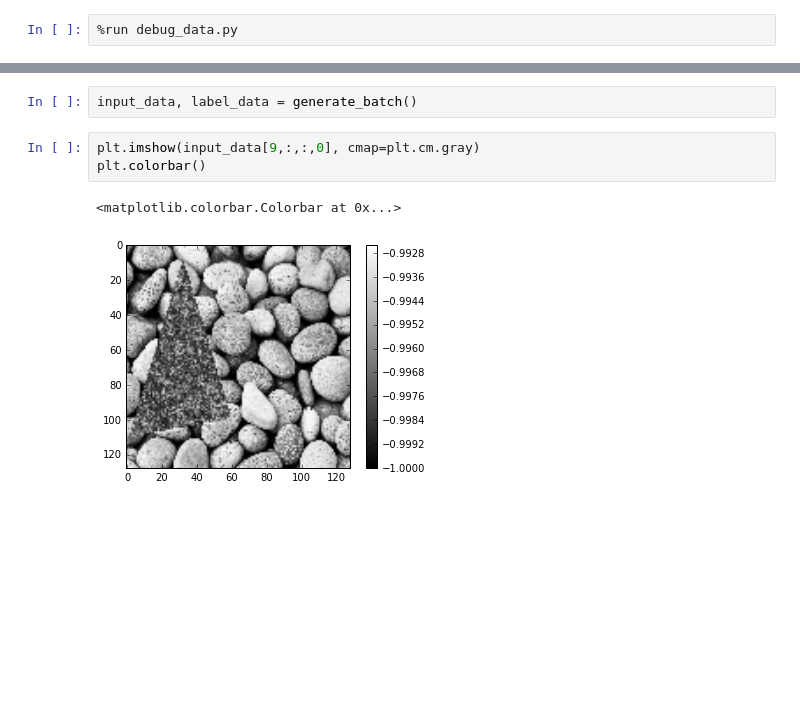
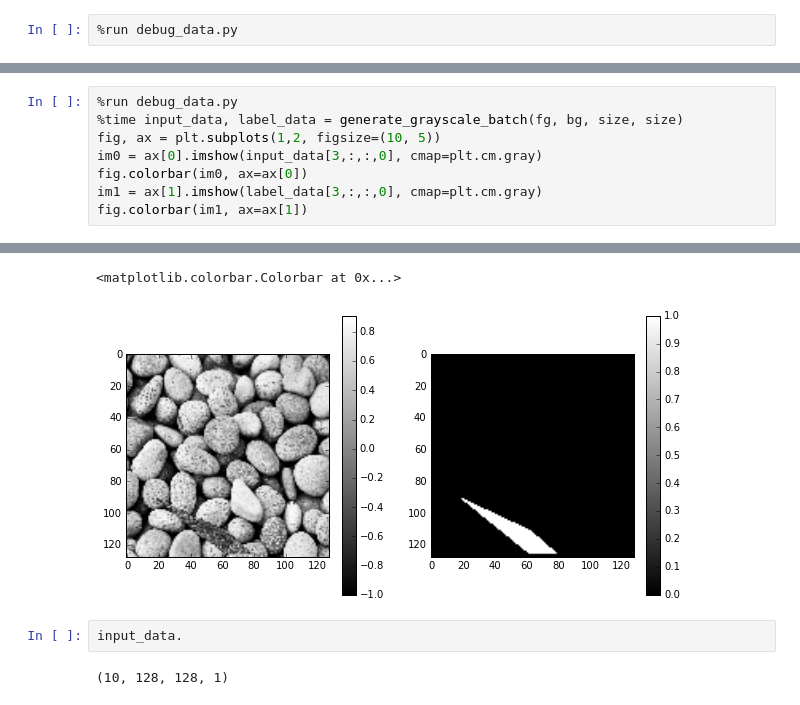
Before and after one commit to andykitchen/nn-detect, a Jupyter notebook: explore-debug-data.ipynb, the cells around one changed output, grey strips where cells are left out. Drawn from its saved outputs; the diff is of its cells as text; blank space fills up the shorter version.

```diff
--- a/explore-debug-data.ipynb
+++ b/explore-debug-data.ipynb
@@ -28,0 +32,9 @@ plt.imshow(mask[:,:,0]);
+# %%
+%run debug_data.py
+%time input_data, label_data = generate_grayscale_batch(fg, bg, size, size)
+fig, ax = plt.subplots(1,2, figsize=(10, 5))
+im0 = ax[0].imshow(input_data[3,:,:,0], cmap=plt.cm.gray)
+fig.colorbar(im0, ax=ax[0])
+im1 = ax[1].imshow(label_data[3,:,:,0], cmap=plt.cm.gray)
+fig.colorbar(im1, ax=ax[1])
+# %% [output]
@@ -29,8 +43,6 @@ plt.imshow(mask[:,:,0]);
+<matplotlib.colorbar.Colorbar at 0x...>
+[figure, added]
 # %%
-input_data, label_data = generate_batch()
+input_data.
+# %% [output]
+(10, 128, 128, 1)
-# %%
-plt.imshow(input_data[9,:,:,0], cmap=plt.cm.gray)
-plt.colorbar()
-# %% [output]
-<matplotlib.colorbar.Colorbar at 0x...>
-[figure, removed]
```
Also changed, not shown: parts of 6 cells of this notebook, 2 other files.
